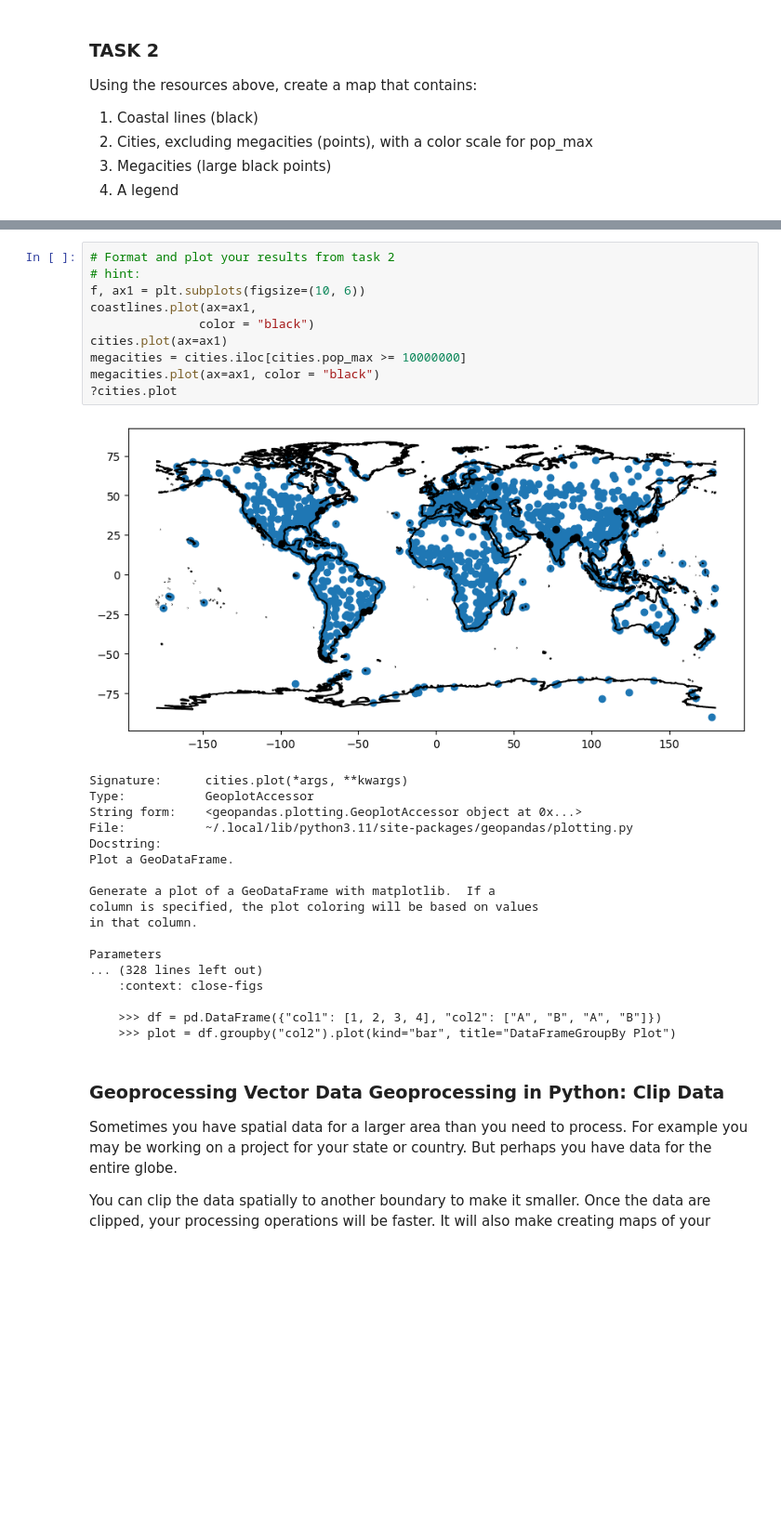
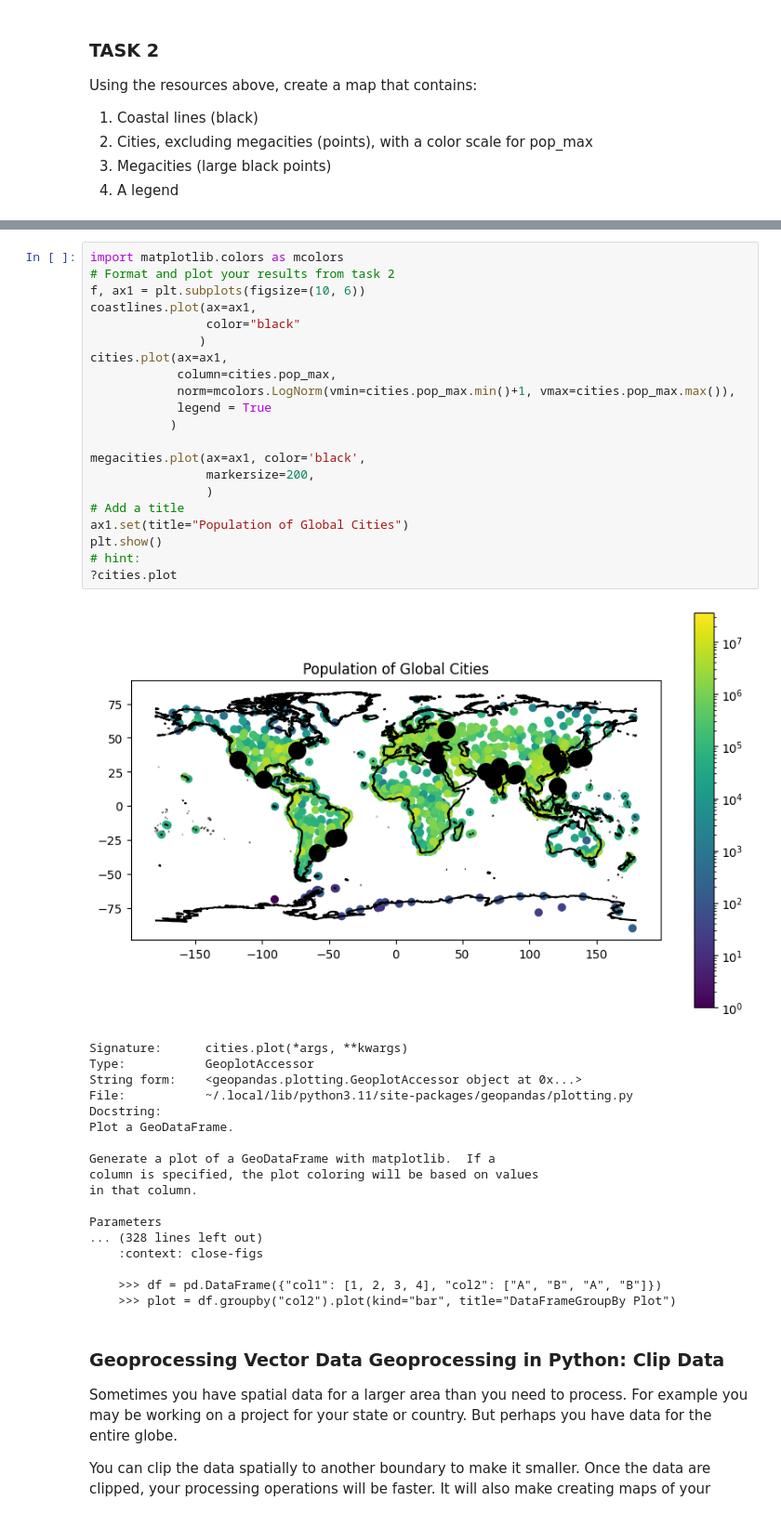
Before and after one commit to robisha-vice/WaterDig, a Jupyter notebook: CodeSprints/VectorData101.ipynb, the cells around one changed output, grey strips where cells are left out. Shown at 93% size. Cells and saved outputs as stored; diff of their text form; blank space fills up the shorter version.

```diff
--- a/CodeSprints/VectorData101.ipynb
+++ b/CodeSprints/VectorData101.ipynb
@@ -296,15 +339,26 @@ Using the resources above, create a map that contains:
 # %%
+import matplotlib.colors as mcolors
 # Format and plot your results from task 2
-# hint:
 f, ax1 = plt.subplots(figsize=(10, 6))
 coastlines.plot(ax=ax1,
-               color = "black")
-cities.plot(ax=ax1)
-megacities = cities.iloc[cities.pop_max >= 10000000]
-megacities.plot(ax=ax1, color = "black")
+                color="black"
+               )
+cities.plot(ax=ax1,
+            column=cities.pop_max,
+            norm=mcolors.LogNorm(vmin=cities.pop_max.min()+1, vmax=cities.pop_max.max()),
+            legend = True
+           )
+
+megacities.plot(ax=ax1, color='black',
+                markersize=200,
+                )
+# Add a title
+ax1.set(title="Population of Global Cities")
+plt.show()
+# hint:
 ?cities.plot
 # %% [output]
-[figure, old version]
+[figure, new version]
 Signature:      cities.plot(*args, **kwargs)
 Type:           GeoplotAccessor
 String form:    <geopandas.plotting.GeoplotAccessor object at 0x...>
```
Also changed, not shown: parts of 24 cells of this notebook, 2 other files.
